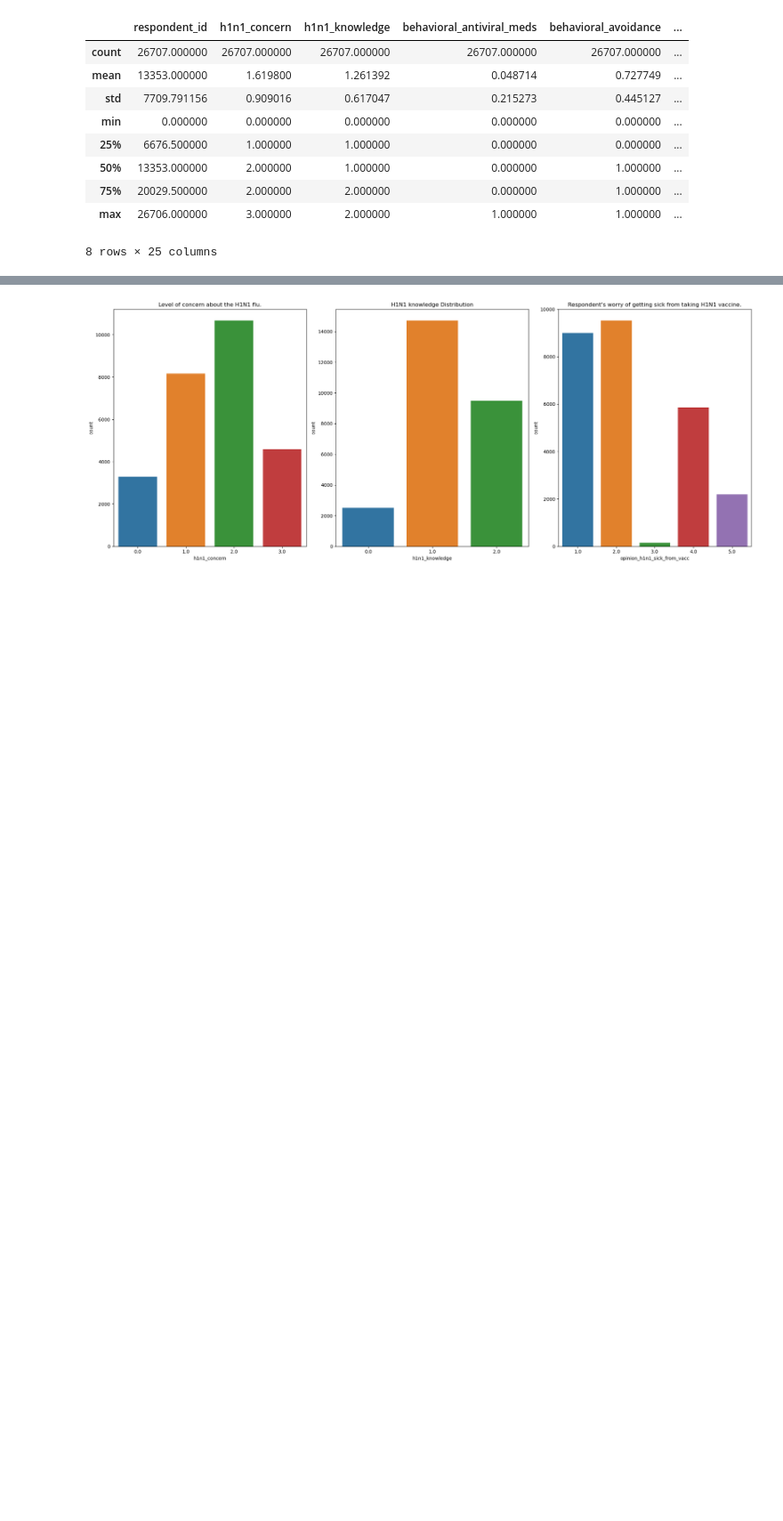
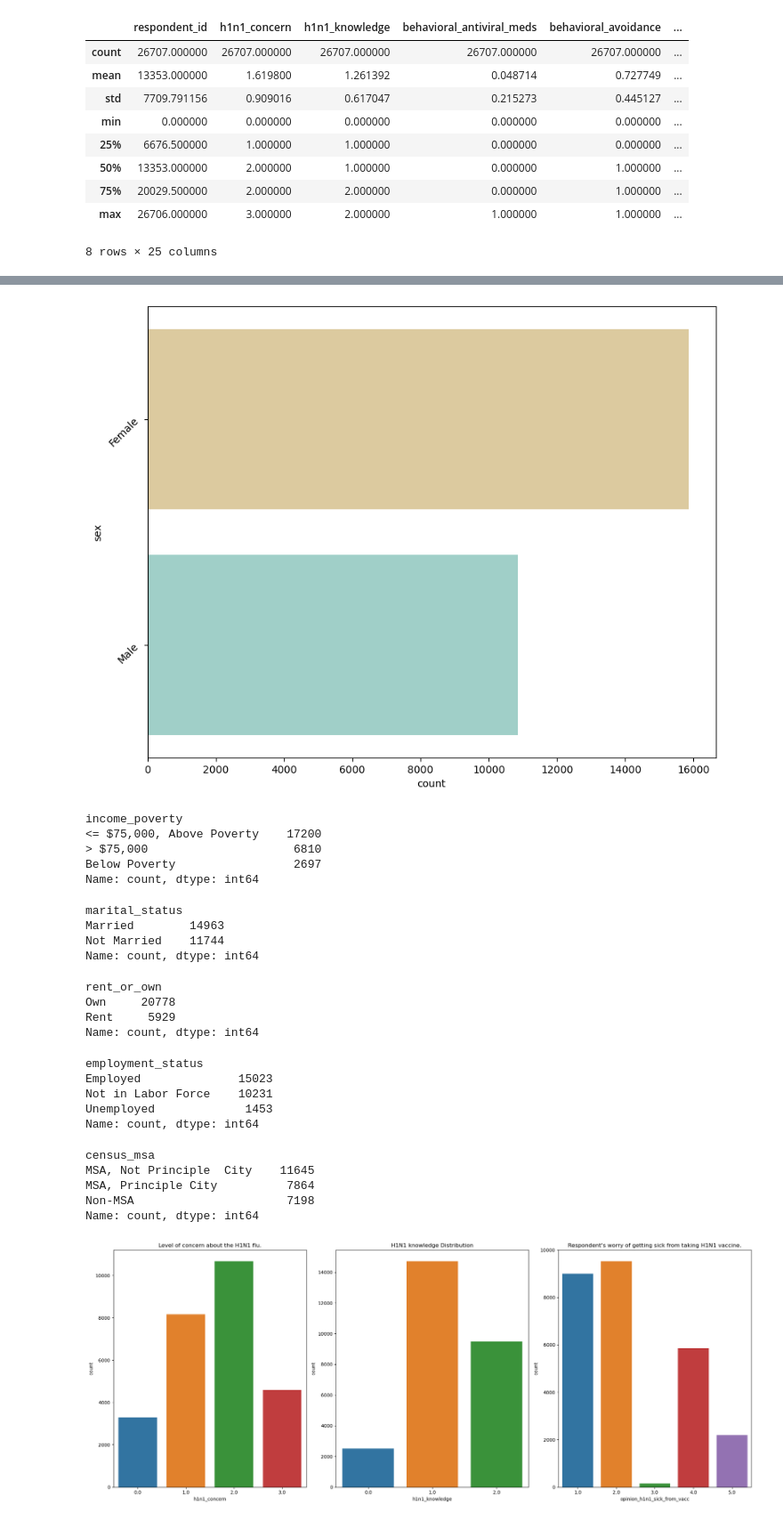
Before and after one commit to Angela-Mukulu-Mwanzia/H1N1-and-Seasonal-Flu-Vaccines, a Jupyter notebook: index.ipynb, the cells around one changed output, grey strips where cells are left out. Shown at 89% size. Cells and saved outputs as stored; diff of their text form; code cells hidden in the pictures; blank space fills up the shorter version.

```diff
--- a/index.ipynb
+++ b/index.ipynb
@@ -241,3 +246,48 @@ df.describe()
+# %%
+plt.figure(figsize=(10,8))
+sns.countplot(y="sex",data=df,palette="BrBG")
+plt.yticks(rotation=45)
+plt.show()
+# %% [output]
+[figure, added]
+# %%
+df["income_poverty"].value_counts()
+# %% [output]
+income_poverty
+<= $75,000, Above Poverty    17200
+> $75,000                     6810
+Below Poverty                 2697
+Name: count, dtype: int64
+# %%
+df["marital_status"].value_counts()
+# %% [output]
+marital_status
+Married        14963
+Not Married    11744
+Name: count, dtype: int64
+# %%
+df["rent_or_own"].value_counts()
+# %% [output]
+rent_or_own
+Own     20778
+Rent     5929
+Name: count, dtype: int64
+# %%
+df["employment_status"].value_counts()
+# %% [output]
+employment_status
+Employed              15023
+Not in Labor Force    10231
+Unemployed             1453
+Name: count, dtype: int64
+# %%
+df["census_msa"].value_counts()
+# %% [output]
+census_msa
+MSA, Not Principle  City    11645
+MSA, Principle City          7864
+Non-MSA                      7198
+Name: count, dtype: int64
 # %%
 # Create a figure with two subplots side by side
 fig, axes = plt.subplots(1, 3, figsize=(20, 8))
```
Also changed, not shown: parts of 5 cells of this notebook.
